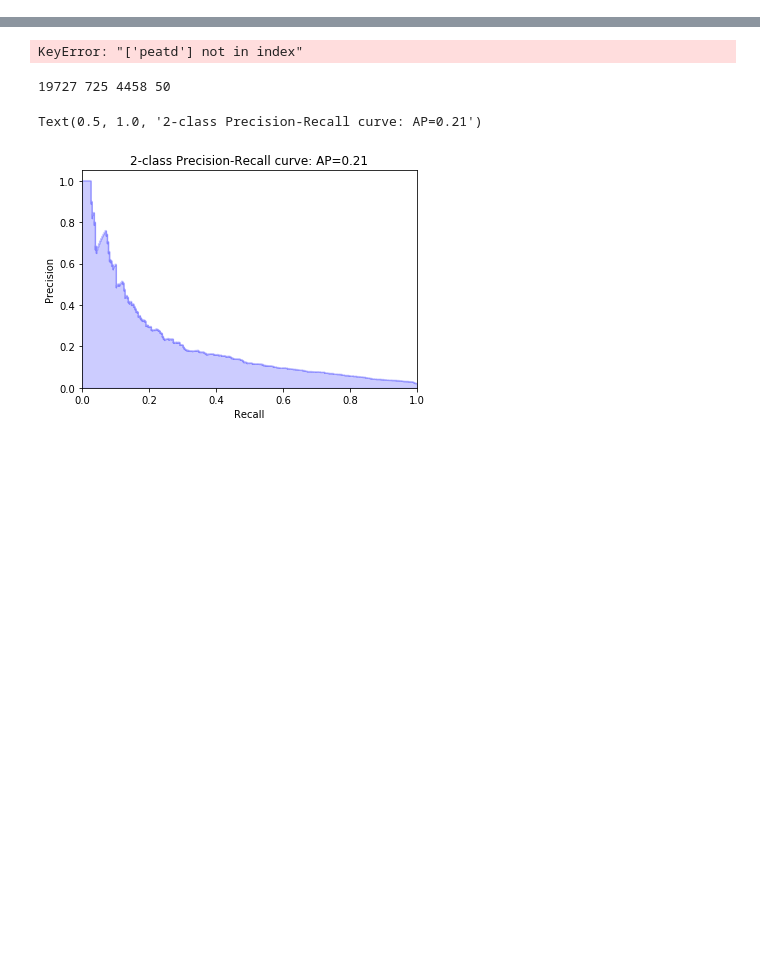
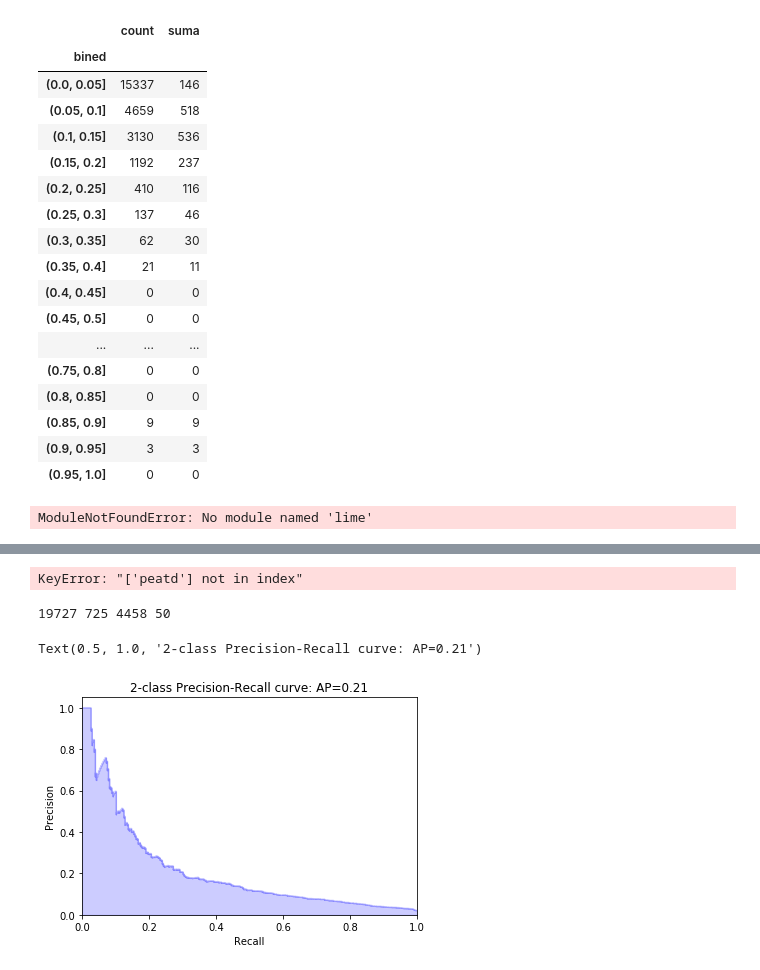
Before and after one commit to tadasnik/tofewsi, a Jupyter notebook: forecast.ipynb, the cells around one changed output, grey strips where cells are left out. Saved outputs shown, nothing was run; the diff lists cells and outputs as text; code cells hidden in the pictures; blank space fills up the shorter version.

```diff
--- a/forecast.ipynb
+++ b/forecast.ipynb
@@ -64,0 +267,21 @@ IndexError: list index out of range
+# %%
+gr
+# %% [output]
+|  | count | suma |
+| bined |  |  |
+| (0.0, 0.05] | 15337 | 146 |
+| (0.05, 0.1] | 4659 | 518 |
+| (0.1, 0.15] | 3130 | 536 |
+| (0.15, 0.2] | 1192 | 237 |
+| (0.2, 0.25] | 410 | 116 |
+| (0.25, 0.3] | 137 | 46 |
+| (0.3, 0.35] | 62 | 30 |
+| (0.35, 0.4] | 21 | 11 |
+| (0.4, 0.45] | 0 | 0 |
+| (0.45, 0.5] | 0 | 0 |
+| ... | ... | ... |
+| (0.75, 0.8] | 0 | 0 |
+| (0.8, 0.85] | 0 | 0 |
+| (0.85, 0.9] | 9 | 9 |
+| (0.9, 0.95] | 3 | 3 |
+| (0.95, 1.0] | 0 | 0 |
@@ -65,3 +343,10 @@ IndexError: list index out of range
+# %%
+import lime
+explainer = lime.lime_tabular.LimeTabularExplainer(x_train_scaled, feature_names=x_train.columns, class_names=['0', '1'], discretize_continuous=True)
+exp = explainer.explain_instance(x_test_scaled[19], clf.predict_proba, num_features=12, top_labels=1)
+exp.show_in_notebook(show_table=True, show_all=True)
+# %% [output]
+ModuleNotFoundError: No module named 'lime'
 # %%
 fm.plot_forecast(weather + lc,'clfnn1', frp_clim, frp_s5, [7, 8, 9, 10], 'updated_2019_07')
 # %% [output]
```
Also changed, not shown: parts of 43 cells of this notebook, 1 other file.
